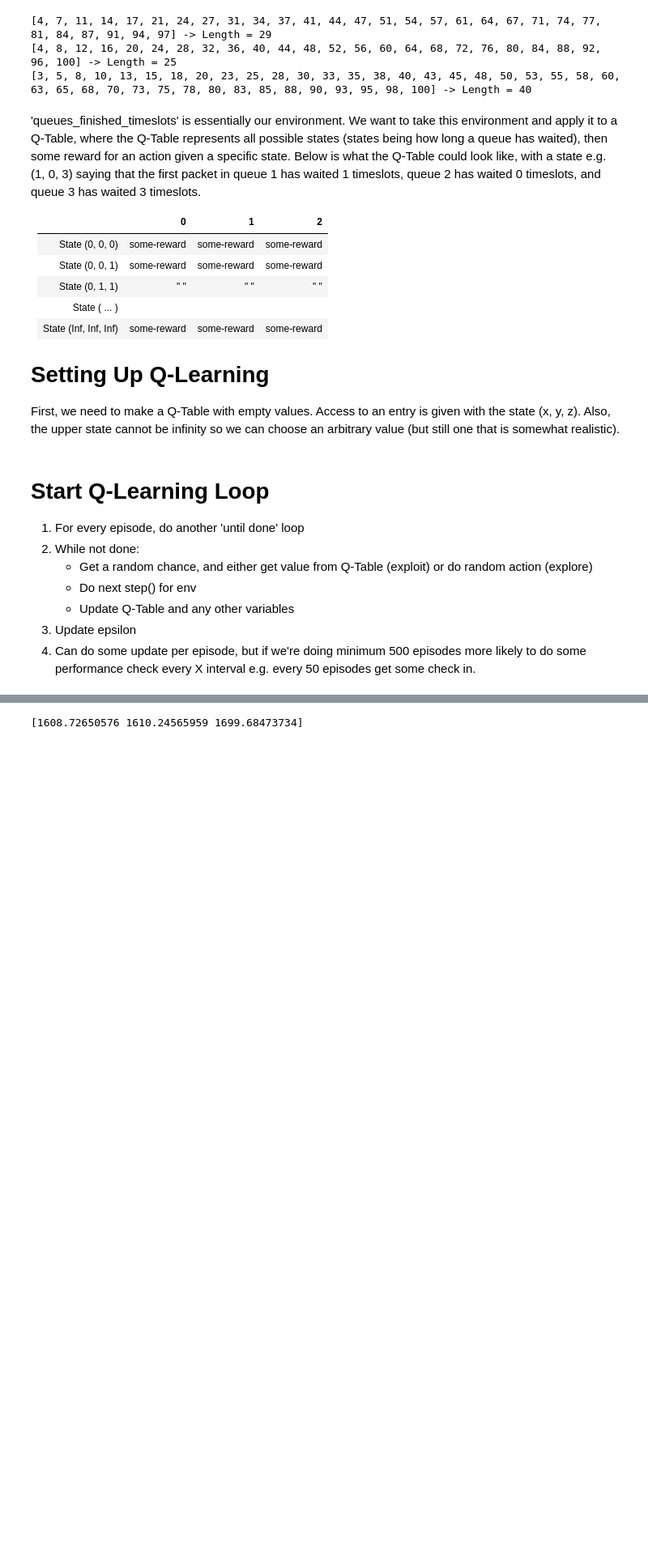
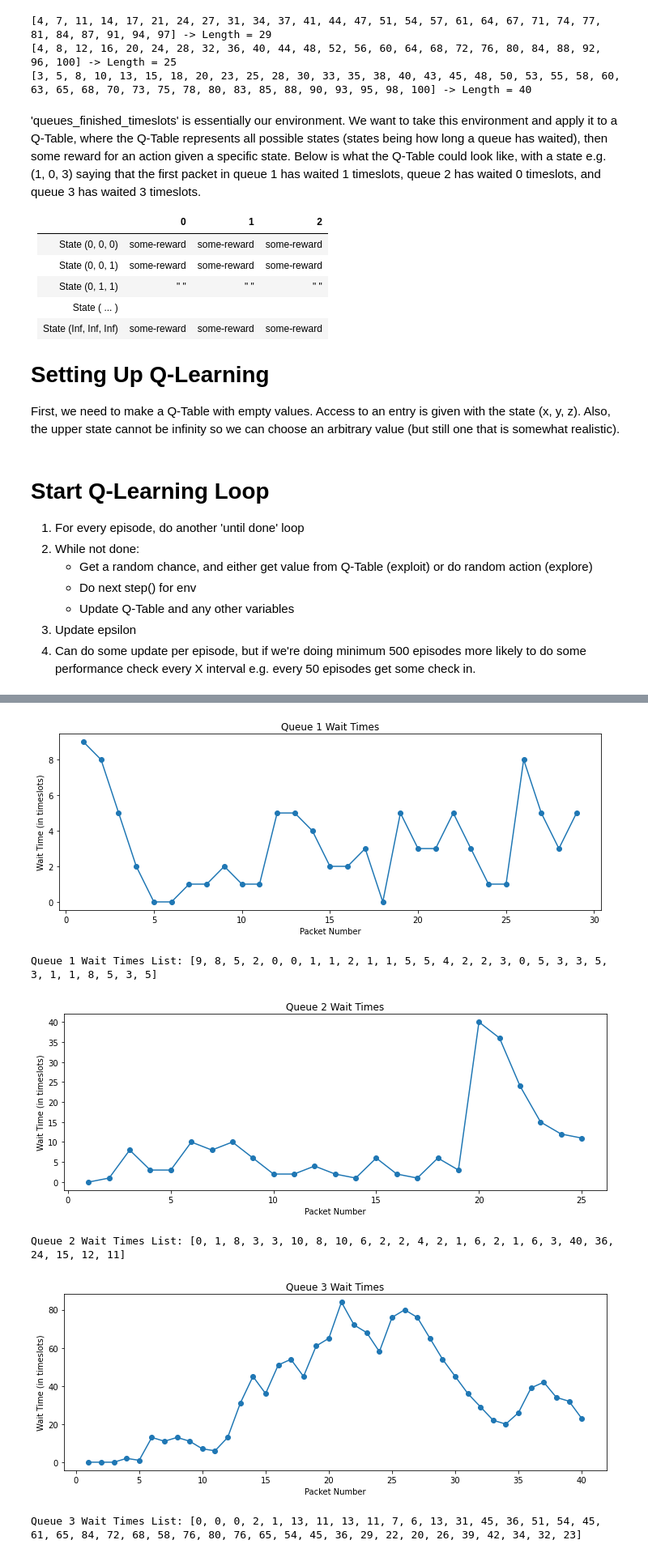
Before and after one commit to s3719678/ML_A2, a Jupyter notebook: notebooks/duc.ipynb, the cells around one changed output, grey strips where cells are left out. Shown at 81% size. Drawn from its saved outputs; the diff is of its cells as text; code cells hidden in the pictures; blank space fills up the shorter version.

```diff
--- a/notebooks/duc.ipynb
+++ b/notebooks/duc.ipynb
@@ -68,7 +70,7 @@ class QueueSimulator(gym.Env):
                 if packet <= self.current_timeslot:
                     queue_total_wait += (self.current_timeslot - packet)
             calc_state[i] = queue_total_wait
-
+#             print('Q{2} has been waiting for {0} at timeslot {1}'.format(queue_total_wait, self.current_timeslot, i+1))
         return calc_state
 
     # Every step means you calc state_new, reward, done and info
@@ -78,20 +80,20 @@ class QueueSimulator(gym.Env):
         # First, check how long each queue has been waiting for (this is the initial state)
         current_state = self.calc_state()
 
-        # Now calc reward and delete front package from queue[action]
-        reward = 0.0
-        if current_state[action]/self.mean_delay_requirements[action] >= 1.0:
-            reward = 100.0
+        # Now calc reward
+        # If the wait time for [action] queue is 0, then we DO NOT WANT TO reward the model. Even if all queues have 0 wait time, we shouldnt reward it for a 'default' choice
+        if current_state[action] == 0:
+            reward = 0
         else:
-            # Not really sure if 10 is necessary here, probs arbitrary
-            reward = (10 / self.mean_delay_requirements[action]) * (current_state[action])
+            reward = (100 / self.mean_delay_requirements[action]) * (self.current_timeslot - current_state[action])
 
         # Reward when the best effort queue is chosen should be really high, but not as high as when mean_delay_requirement is met (100 reward)
         if action == 2:
-            reward = 90
+            reward = 99
 
         # Everytime you transmit a packet, keep track of how long that packet had to wait in queues_total_wait_times to graph later
-        if (len(self.queues[action]) > 0):
+        # also, only delete if that packet actually exists in the queue (i.e. its arrived, which is only at a certain timeslot onwards)
+        if (len(self.queues[action]) > 0 and self.queues[action][0] <= self.current_timeslot):
             self.queues_total_wait_times[action].append(current_state[action])
             del self.queues[action][0]
 
@@ -106,12 +108,12 @@ class QueueSimulator(gym.Env):
         self.current_timeslot += 1
         return new_state, reward, done, {}
 
-    # Need to reset the vars between episodes like timeslots
     # Since q_learning expects state reset too, return the calc_state method
-    # Need to add packets back into queue because i deleted them every run lol
-    def reset(self):
+    # Also, take episode number here cuz i want to graph the wait_times after X episode intervals
+    def reset(self, episode):
         self.current_timeslot = 0
         self.queues = copy.deepcopy(self.queues_finished_timeslots)
+        self.queues_total_wait_times = [[], [], []]
         return self.calc_state()
 
     def render(self):
@@ -252,4 +245,22 @@ State: [0, 0, 1
-# %%
-print(result_q_table[(0, 0, 1)])
-# %% [output]
-[1608.72650576 1610.24565959 1699.68473734]
+# %%
+# print(env.queues_total_wait_times)
+for i, queue_wait_times in enumerate(env.queues_total_wait_times):
+#         print(index)
+    data_x = [*range(1, len(queue_wait_times)+1, 1)]
+    data_y = queue_wait_times
+
+    figure(figsize=(12,4))
+    plt.title('Queue {0} Wait Times'.format(i+1))
+    plt.xlabel('Packet Number')
+    plt.ylabel('Wait Time (in timeslots)')
+    plt.scatter(data_x, data_y)
+    plt.plot(data_x, data_y)
+    plt.show()
+    print('Queue {0} Wait Times List: {1}'.format(i+1, queue_wait_times))
+# %% [output]
+[figure, added]
+Queue 1 Wait Times List: [9, 8, 5, 2, 0, 0, 1, 1, 2, 1, 1, 5, 5, 4, 2, 2, 3, 0, 5, 3, 3, 5, 3, 1, 1, 8, 5, 3, 5]
+[figure, added]
+Queue 2 Wait Times List: [0, 1, 8, 3, 3, 10, 8, 10, 6, 2, 2, 4, 2, 1, 6, 2, 1, 6, 3, 40, 36, 24, 15, 12, 11]
+[figure, added]
+Queue 3 Wait Times List: [0, 0, 0, 2, 1, 13, 11, 13, 11, 7, 6, 13, 31, 45, 36, 51, 54, 45, 61, 65, 84, 72, 68, 58, 76, 80, 76, 65, 54, 45, 36, 29, 22, 20, 26, 39, 42, 34, 32, 23]
```
Also changed, not shown: parts of 3 cells of this notebook.
